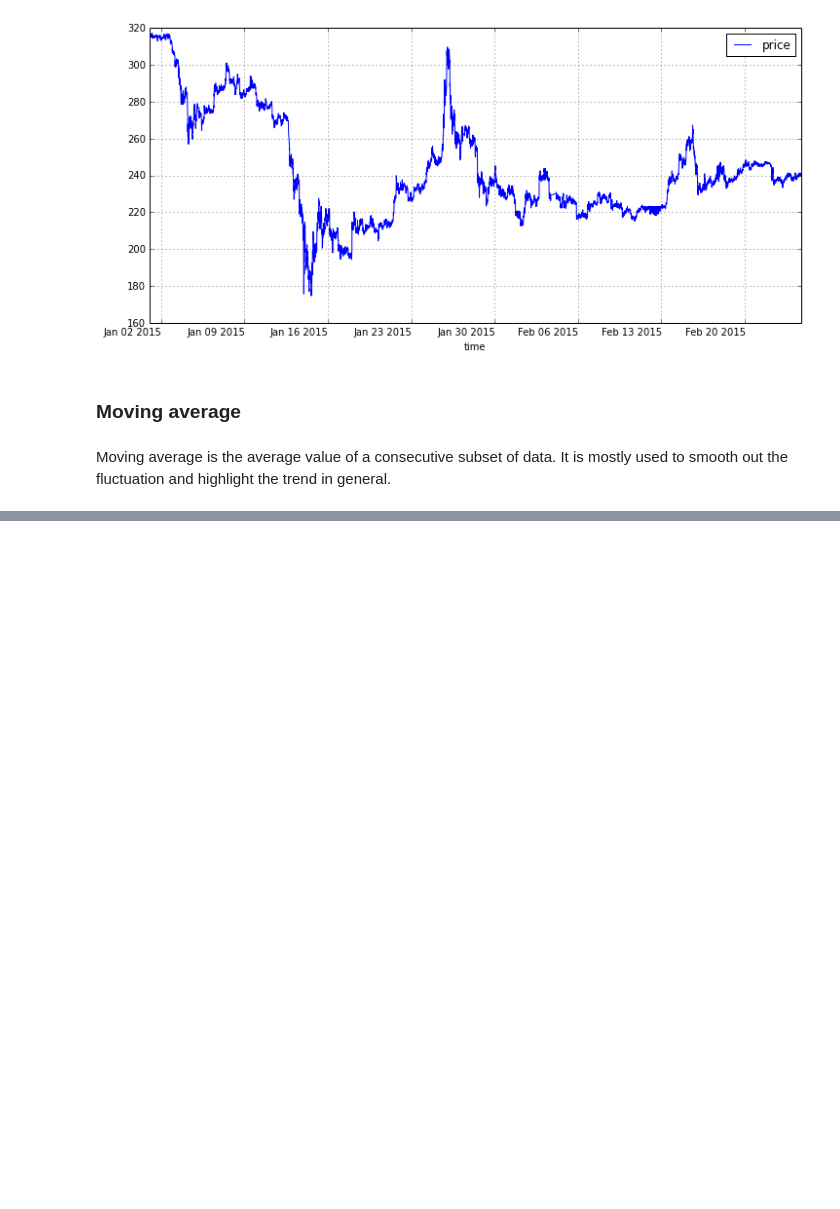
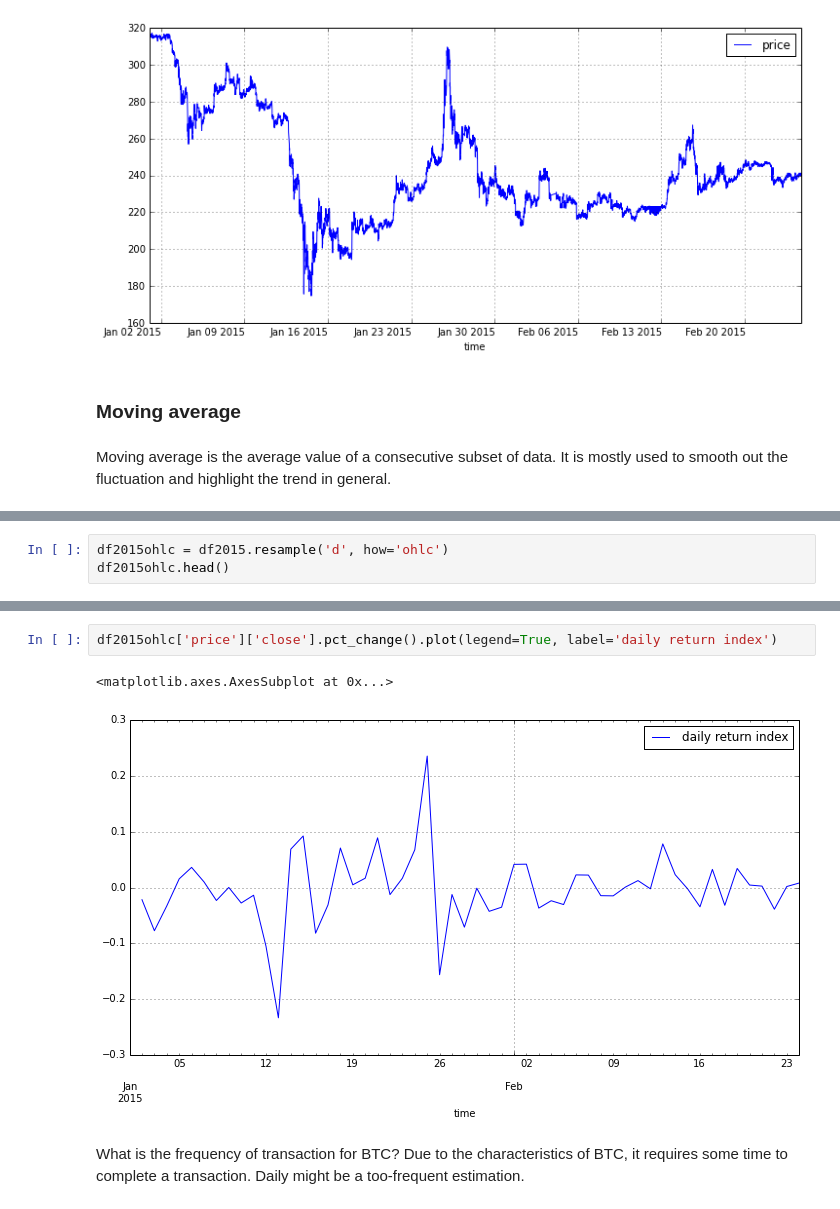
Before and after one commit to yyl/btc-price-analysis, a Jupyter notebook: basics.ipynb, the cells around one changed output, grey strips where cells are left out. Drawn from its saved outputs; the diff is of its cells as text; blank space fills up the shorter version.

```diff
--- a/basics.ipynb
+++ b/basics.ipynb
@@ -44,0 +66,3 @@ Moving average is the average value of a consecutive subset of data. It is mostl
+# %%
+df2015ohlc = df2015.resample('d', how='ohlc')
+df2015ohlc.head()
@@ -44,0 +78,7 @@ Moving average is the average value of a consecutive subset of data. It is mostl
+# %%
+df2015ohlc['price']['close'].pct_change().plot(legend=True, label='daily return index')
+# %% [output]
+<matplotlib.axes.AxesSubplot at 0x...>
+[figure, added]
+# %% [markdown]
+What is the frequency of transaction for BTC? Due to the characteristics of BTC, it requires some time to complete a transaction. Daily might be a too-frequent estimation.
```
Also changed, not shown: parts of 9 cells of this notebook.
